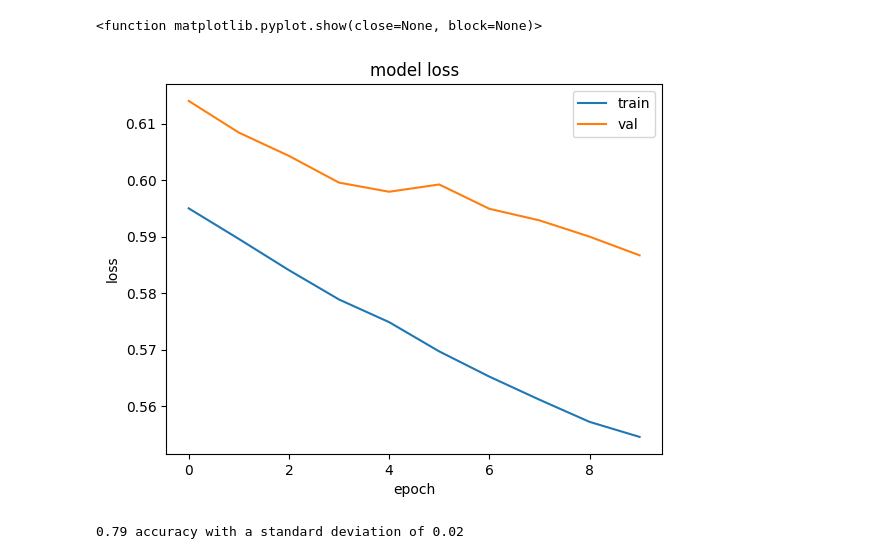
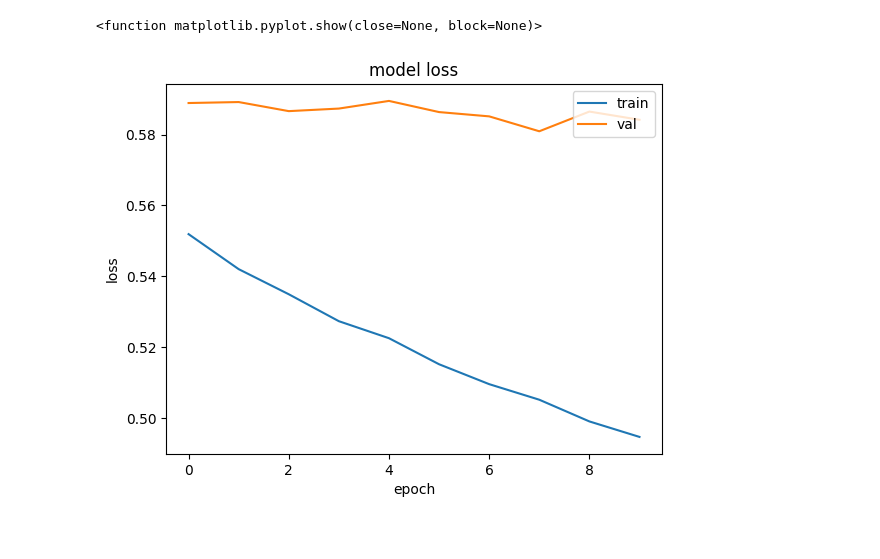
Before and after one commit to experiencedInternetUser/titanic-solution-, a Jupyter notebook: notebookbb627f1976.ipynb, the cells around one changed output. Drawn from its saved outputs; the diff is of its cells as text; code cells hidden in the pictures.

```diff
--- a/notebookbb627f1976.ipynb
+++ b/notebookbb627f1976.ipynb
@@ -227,0 +314,5 @@ memory usage: 41.7 KB
+# %%
+# Создаем новый признак 'Is_First_Class'
+df['Is_First_Class'] = df['Pclass'].apply(lambda x: 1 if x == 1 else 0)
+
+df
@@ -228,3 +337,7 @@ memory usage: 41.7 KB
+# %%
+# Убираю PassengerId, так как это номер пасажира(индекс в датасете),
+# Name и Ticket, так как он не представляет ценности
+data = df.drop(columns=['PassengerId', 'Name', 'Ticket'])
 # %%
 # итоговый датасет для обучения моделей
 data.head()
@@ -237,0 +351,8 @@ data.head()
+# %%
+from sklearn.model_selection import train_test_split
+
+# Разделяем данные на обучающую и тестовую выборки
+X = data.drop(columns=['Survived'])
+y = data['Survived']
+
+X_train, X_test, y_train, y_test = train_test_split(X, y, test_size=0.2, random_state=42)
@@ -238,34 +368,19 @@ data.head()
 # %%
-# Все цифры ниже проставлены случайно(или полуслучайно)
-
 from sklearn.model_selection import train_test_split
 from sklearn.linear_model import LogisticRegression
-from sklearn.preprocessing import StandardScaler
 from keras.api.models import Sequential
 from keras.api.layers import Dense, Dropout
-
-X_cols = range(1, len(data.columns))
-y_cols = 0
-X_train, X_test, y_train, y_test = train_test_split(data.iloc[:, X_cols], data.iloc[:, y_cols], test_size=0.2, random_state=42)
-
-scaler = StandardScaler()
-X_train = scaler.fit_transform(X_train)
-X_test = scaler.transform(X_test)
 
 
 model = Sequential()
 model.add(Dense(32, activation='relu', input_shape=(X_train.shape[1],)))
 model.add(Dense(16, activation='relu'))
-model.add(Dense(8, activation='relu'))
-model.add(Dense(4, activation='relu'))
-model.add(Dense(2, activation='relu'))
 model.add(Dense(1, activation='sigmoid'))
 
 
-model.compile(optimizer='adam', loss='binary_crossentropy', metrics=['accuracy'])
+history = model.compile(optimizer='adam', loss='binary_crossentropy', metrics=['accuracy'])
 
-# model = CatBoostClassifier(iterations=100, learning_rate=0.1)
-model.fit(X_train, y_train, epochs=8, batch_size=32, validation_split=0.15)
+model.fit(X_train, y_train, epochs=8, batch_size=32, validation_split=0.2)
 
 
 loss, accuracy = model.evaluate(X_test, y_test)
@@ -292,7 +407,5 @@ Test accuracy: 0.82
 # %%
-import matplotlib.pyplot as plt
-%matplotlib inline
-history = model.fit(X_train, y_train, epochs=10, batch_size=32, validation_split=0.2)
+# Строим график потерь модели на обучающей выборке
 plt.plot(history.history['loss'])
 plt.plot(history.history['val_loss'])
 plt.title('model loss')
@@ -324,12 +437,2 @@ Epoch 10/10
 <function matplotlib.pyplot.show(close=None, block=None)>
-[figure, old version]
+[figure, new version]
-# %%
-# кросс-валидация
-
-from sklearn.model_selection import cross_val_score
-from sklearn import svm
-clf = svm.SVC(kernel='linear', C=1, random_state=32)
-scores = cross_val_score(clf, data.iloc[:, X_cols], data.iloc[:, y_cols], cv=5)
-print("%0.2f accuracy with a standard deviation of %0.2f" % (scores.mean(), scores.std()))
-# %% [output]
-0.79 accuracy with a standard deviation of 0.02
```
Also changed, not shown: parts of 81 cells of this notebook, 4 other files.
